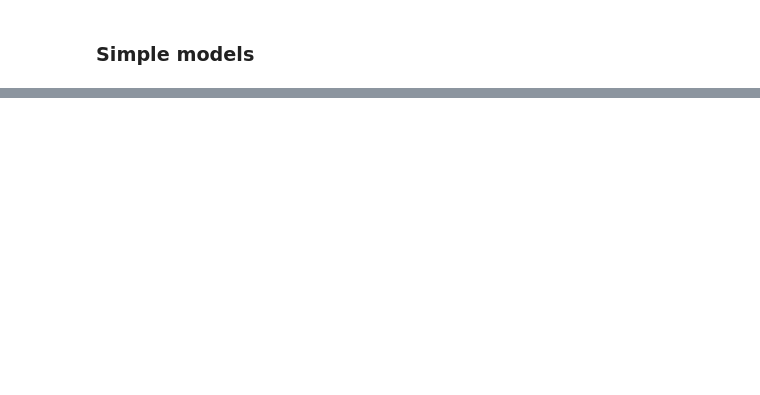
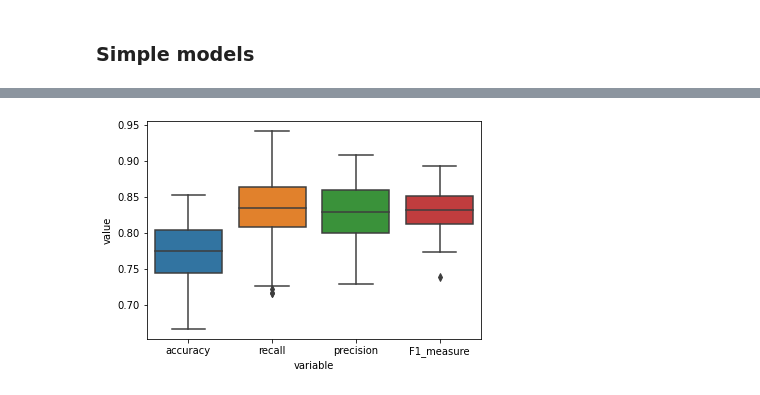
Before and after one commit to demetriomagatti/machine_learning_playground, a Jupyter notebook: heart_failure/predictions.ipynb, the cells around one changed output, grey strips where cells are left out. Cells and saved outputs as stored; diff of their text form; code cells hidden in the pictures; blank space fills up the shorter version.

```diff
--- a/heart_failure/predictions.ipynb
+++ b/heart_failure/predictions.ipynb
@@ -42,0 +201,3 @@ from sklearn import tree
+# %%
+results = y_test.to_frame().rename(columns={"DEATH_EVENT": "true_value"})
+results['predicted'] = y_pred
@@ -42,0 +298,2 @@ from sklearn import tree
+# %%
+TT = TreeTester(data=data,target='DEATH_EVENT',)
@@ -42,0 +302,4 @@ from sklearn import tree
+# %%
+TT.plot_results()
+# %% [output]
+[figure, added]
```
Also changed, not shown: parts of 21 cells of this notebook, 1 other file.
